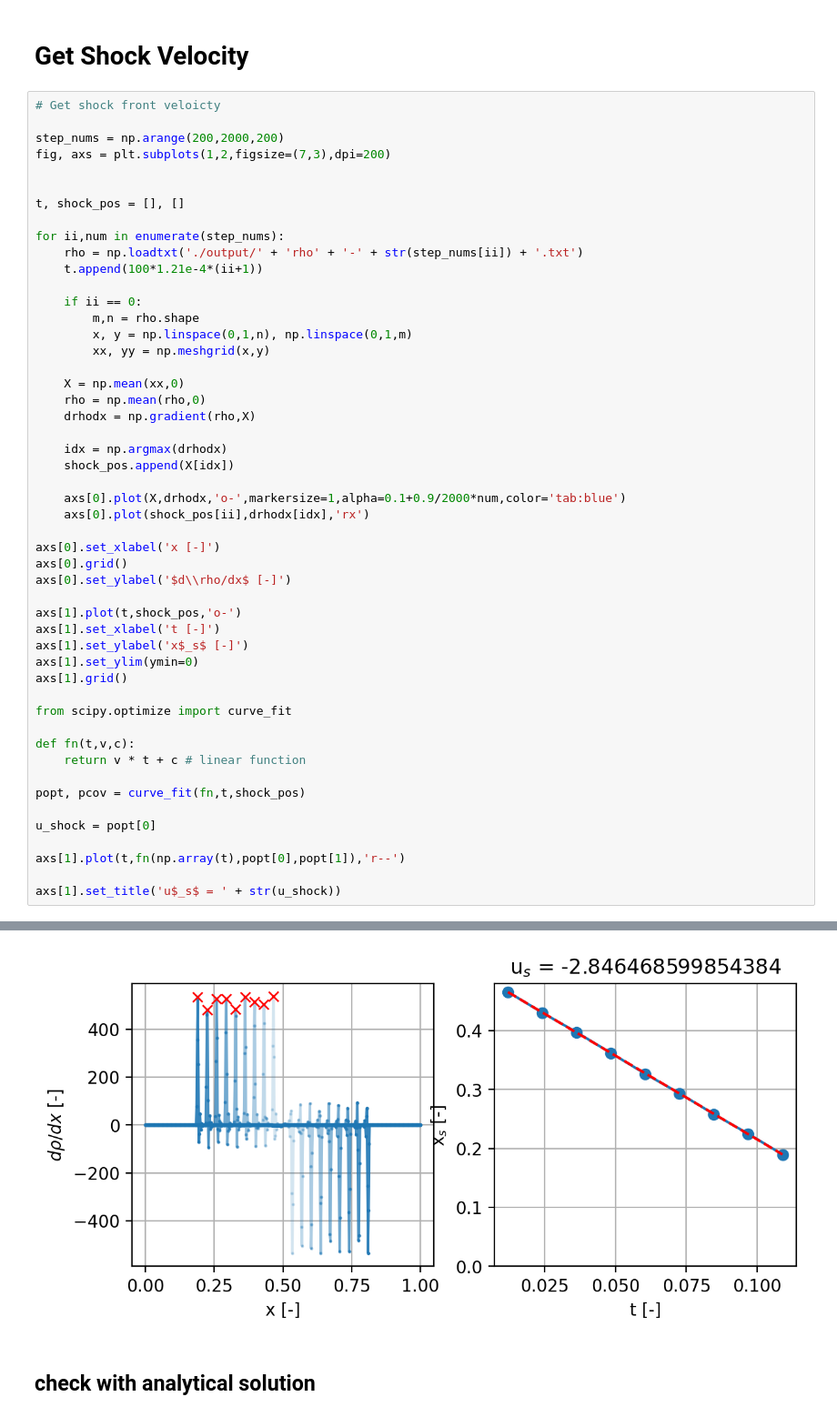
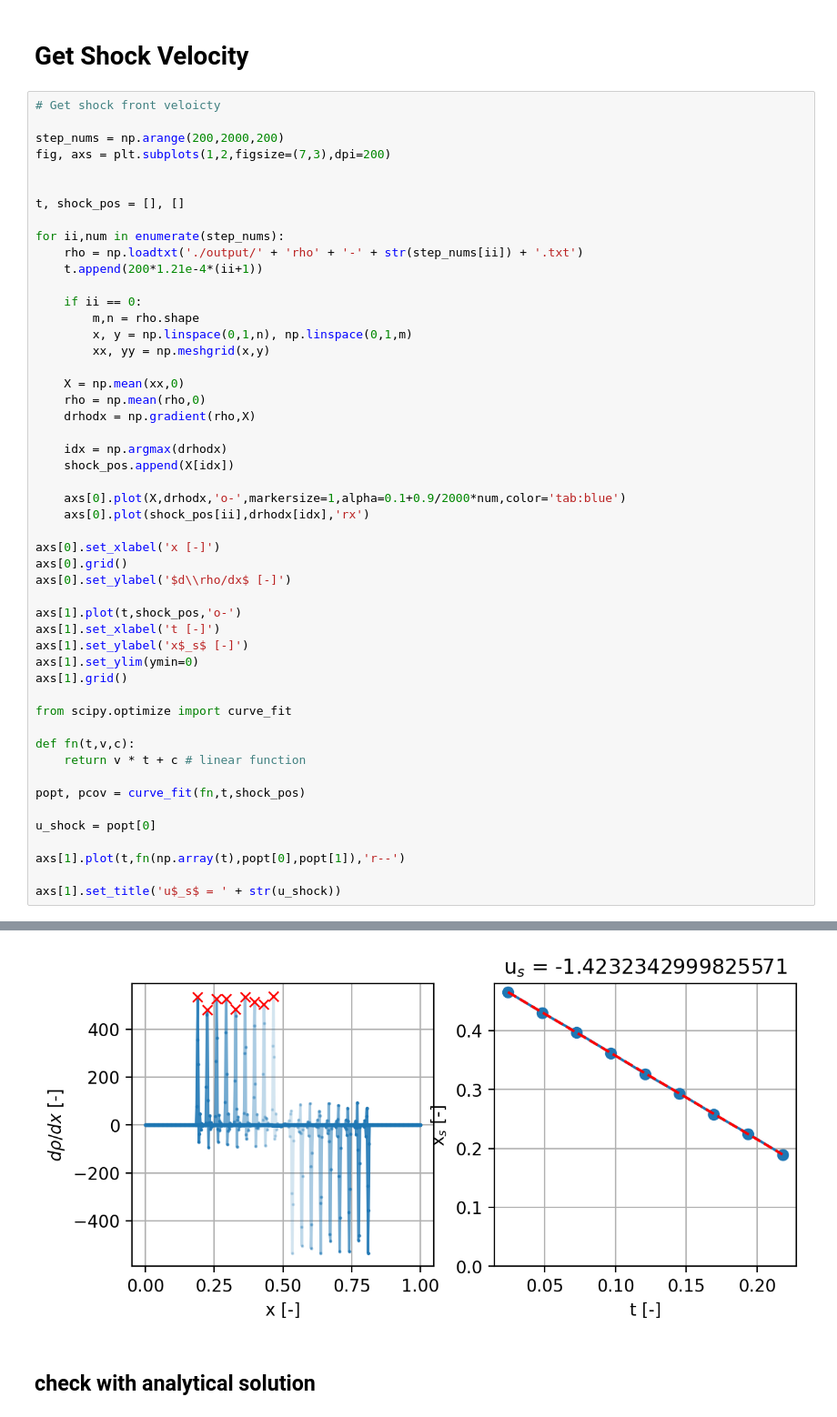
Before and after one commit to ridatta/CMHD, a Jupyter notebook: examples/hydro/normal_shock/Results.ipynb, the cells around one changed output, grey strips where cells are left out. Shown: that part at 91% size. Cells and saved outputs as stored; diff of their text form.

```diff
--- a/examples/hydro/normal_shock/Results.ipynb
+++ b/examples/hydro/normal_shock/Results.ipynb
@@ -109,7 +109,7 @@ t, shock_pos = [], []
 
 for ii,num in enumerate(step_nums):
     rho = np.loadtxt('./output/' + 'rho' + '-' + str(step_nums[ii]) + '.txt')
-    t.append(100*1.21e-4*(ii+1))
+    t.append(200*1.21e-4*(ii+1))
 
     if ii == 0:
         m,n = rho.shape
@@ -153,4 +153,4 @@ Text(0.5, 1.0, 'u$_s$ = -2.846468599854384')
-[figure, old version]
+[figure, new version]
 # %% [markdown]
 ## check with analytical solution
 # %%
```
Also changed, not shown: parts of 2 cells of this notebook.
